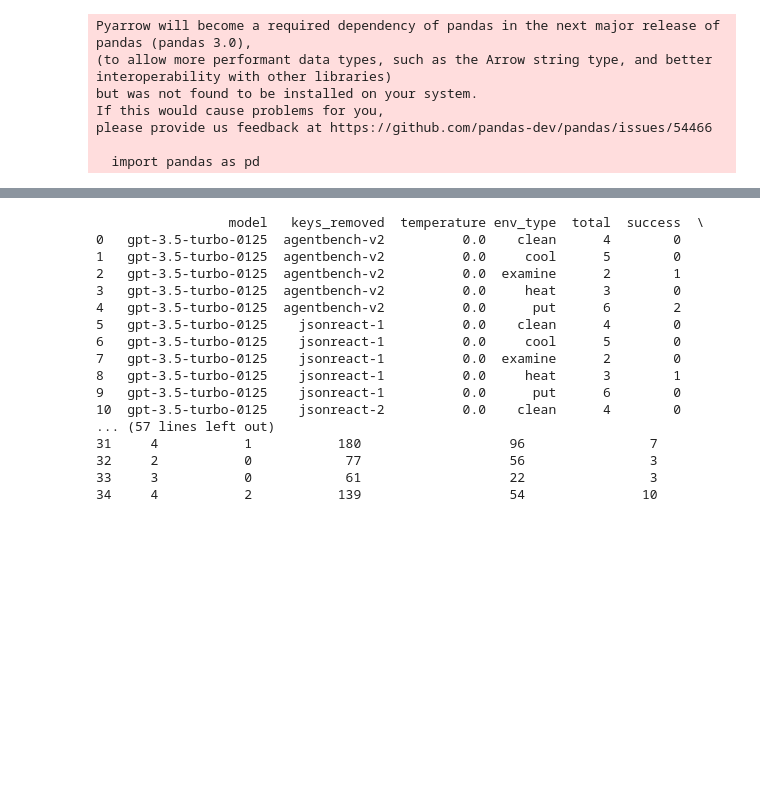
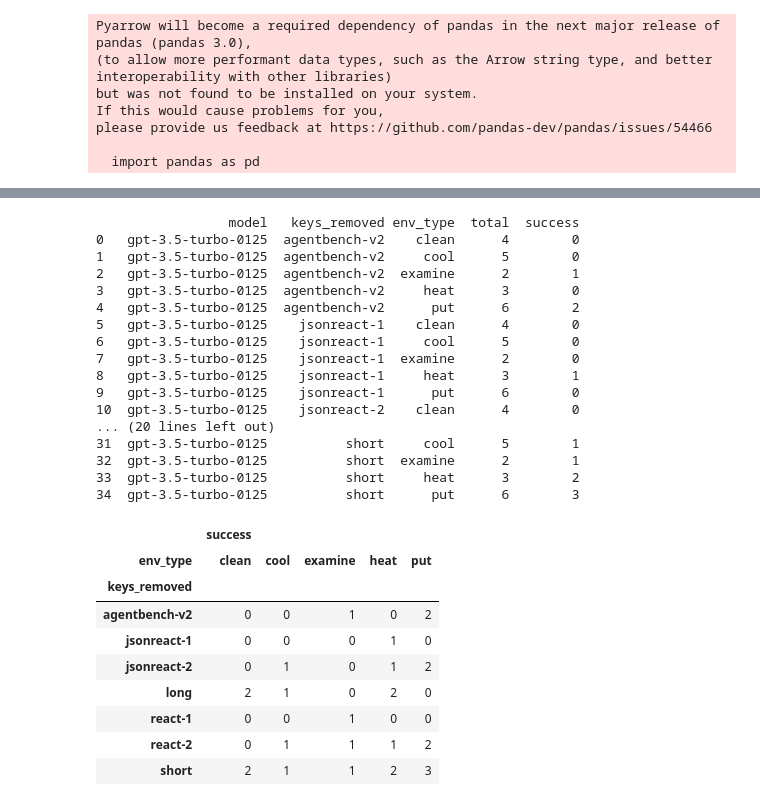
Before and after one commit to ai-nikolai/LLamp, a Jupyter notebook: playgrounds/analysis_alfworld_eval_notebook.ipynb, the cells around one changed output, grey strips where cells are left out. Saved outputs shown, nothing was run; the diff lists cells and outputs as text; code cells hidden in the pictures; blank space fills up the shorter version.

```diff
--- a/playgrounds/analysis_alfworld_eval_notebook.ipynb
+++ b/playgrounds/analysis_alfworld_eval_notebook.ipynb
@@ -104,23 +104,36 @@ x.head()
 # %%
 out.to_csv("../results/pandas_test_output.csv",sep="&",index=False)
 # %%
-print(out)
+print(out[["model", "keys_removed","env_type","total","success"]])
 # %% [output]
-                 model   keys_removed  temperature env_type  total  success  \
-0   gpt-3.5-turbo-0125  agentbench-v2          0.0    clean      4        0
-1   gpt-3.5-turbo-0125  agentbench-v2          0.0     cool      5        0
-2   gpt-3.5-turbo-0125  agentbench-v2          0.0  examine      2        1
-3   gpt-3.5-turbo-0125  agentbench-v2          0.0     heat      3        0
-4   gpt-3.5-turbo-0125  agentbench-v2          0.0      put      6        2
-5   gpt-3.5-turbo-0125    jsonreact-1          0.0    clean      4        0
-6   gpt-3.5-turbo-0125    jsonreact-1          0.0     cool      5        0
-7   gpt-3.5-turbo-0125    jsonreact-1          0.0  examine      2        0
-8   gpt-3.5-turbo-0125    jsonreact-1          0.0     heat      3        1
-9   gpt-3.5-turbo-0125    jsonreact-1          0.0      put      6        0
-10  gpt-3.5-turbo-0125    jsonreact-2          0.0    clean      4        0
-... (57 lines left out)
-31     4           1           180                   96                7
-32     2           0            77                   56                3
-33     3           0            61                   22                3
-34     4           2           139                   54               10
+                 model   keys_removed env_type  total  success
+0   gpt-3.5-turbo-0125  agentbench-v2    clean      4        0
+1   gpt-3.5-turbo-0125  agentbench-v2     cool      5        0
+2   gpt-3.5-turbo-0125  agentbench-v2  examine      2        1
+3   gpt-3.5-turbo-0125  agentbench-v2     heat      3        0
+4   gpt-3.5-turbo-0125  agentbench-v2      put      6        2
+5   gpt-3.5-turbo-0125    jsonreact-1    clean      4        0
+6   gpt-3.5-turbo-0125    jsonreact-1     cool      5        0
+7   gpt-3.5-turbo-0125    jsonreact-1  examine      2        0
+8   gpt-3.5-turbo-0125    jsonreact-1     heat      3        1
+9   gpt-3.5-turbo-0125    jsonreact-1      put      6        0
+10  gpt-3.5-turbo-0125    jsonreact-2    clean      4        0
+... (20 lines left out)
+31  gpt-3.5-turbo-0125          short     cool      5        1
+32  gpt-3.5-turbo-0125          short  examine      2        1
+33  gpt-3.5-turbo-0125          short     heat      3        2
+34  gpt-3.5-turbo-0125          short      put      6        3
+# %%
+out.pivot(index=["keys_removed"],columns=["env_type"], values=["success"])
+# %% [output]
+|  | success |  |  |  |  |
+| env_type | clean | cool | examine | heat | put |
+| keys_removed |  |  |  |  |  |
+| agentbench-v2 | 0 | 0 | 1 | 0 | 2 |
+| jsonreact-1 | 0 | 0 | 0 | 1 | 0 |
+| jsonreact-2 | 0 | 1 | 0 | 1 | 2 |
+| long | 2 | 1 | 0 | 2 | 0 |
+| react-1 | 0 | 0 | 1 | 0 | 0 |
+| react-2 | 0 | 1 | 1 | 1 | 2 |
+| short | 2 | 1 | 1 | 2 | 3 |
 # %%
```
Also changed, not shown: parts of 6 cells of this notebook, 1 other file.
